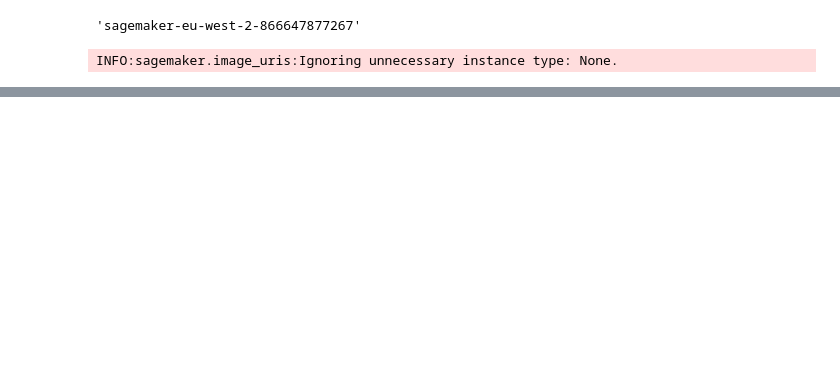
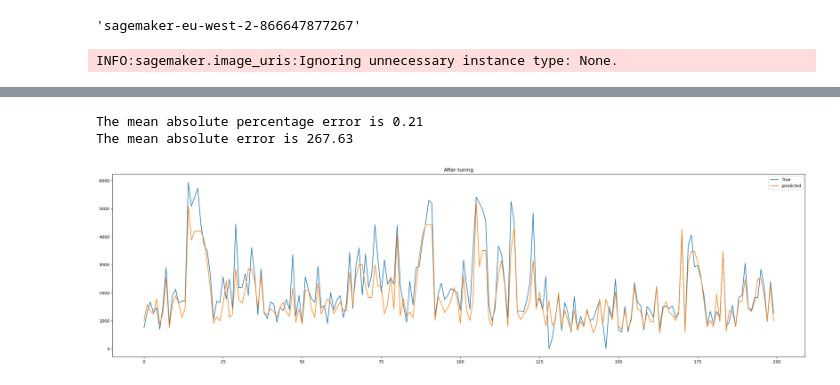
Before and after one commit to Amiromar1/DS-CHALLENGE, a Jupyter notebook: DS-1.ipynb, the cells around one changed output, grey strips where cells are left out. Cells and saved outputs as stored; diff of their text form; code cells hidden in the pictures; blank space fills up the shorter version.

Commit message:
tuned

```diff
--- a/DS-1.ipynb
+++ b/DS-1.ipynb
@@ -554,13 +617,0 @@ predictor.serializer = sagemaker.serializers.CSVSerializer()
-# %%
-def predict(data, rows=500):
-    split_array = np.array_split(data, int(data.shape[0] / float(rows) + 1))
-    predictions = ""
-    for array in split_array:
-        predictions = ",".join([predictions, predictor.predict(array).decode("utf-8")])
-    return np.fromstring(predictions[1:], sep=',')
-
-
-predictions = predict(test_set.to_numpy()[:,1:])
-predictions = [float(i) for i in predictions]
-y_test['predicted'] = predictions
-y_test
@@ -624,0 +618,2 @@ plt.show()
+# %%
+tuned_predictor = tuner.deploy(initial_instance_count=1, instance_type='ml.m4.xlarge')
@@ -624,0 +630,14 @@ plt.show()
+# %%
+tuned_predictor.serializer = sagemaker.serializers.CSVSerializer()
+# %%
+predictions = predict(test_set.to_numpy()[:,1:], tuned_predictor)
+predictions = [float(i) for i in predictions]
+y_test['predicted'] = predictions
+
+predicted = np.array(y_test['predicted']).reshape(-1,1)
+predicted = scaler.inverse_transform(predicted)
+result = pd.DataFrame(y_test)
+result['predicted'] = predicted
+result['True'] = true
+
+result
@@ -624,0 +658,18 @@ plt.show()
+# %%
+mape = mean_absolute_percentage_error(result['True'], result['predicted'])
+mae = mean_absolute_error(result['True'], result['predicted'])
+
+print("The mean absolute percentage error is {}".format(round(mape, 2)))
+print("The mean absolute error is {}".format(round(mae, 2)))
+# %% [output]
+The mean absolute percentage error is 0.21
+The mean absolute error is 267.63
+# %%
+plt.figure(figsize=(30,8))
+plt.plot(result['True'][:200], label='True')
+plt.plot(result['predicted'][:200], label='predicted')
+plt.legend()
+plt.title('After tuning')
+plt.show()
+# %% [output]
+[figure, added]
```
Also changed, not shown: parts of 35 cells of this notebook.
